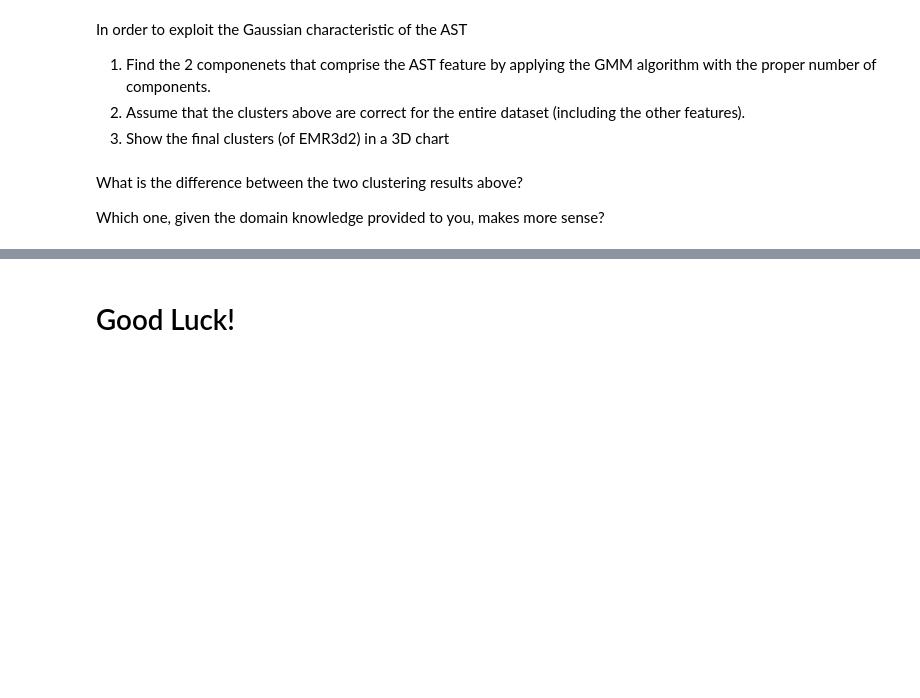
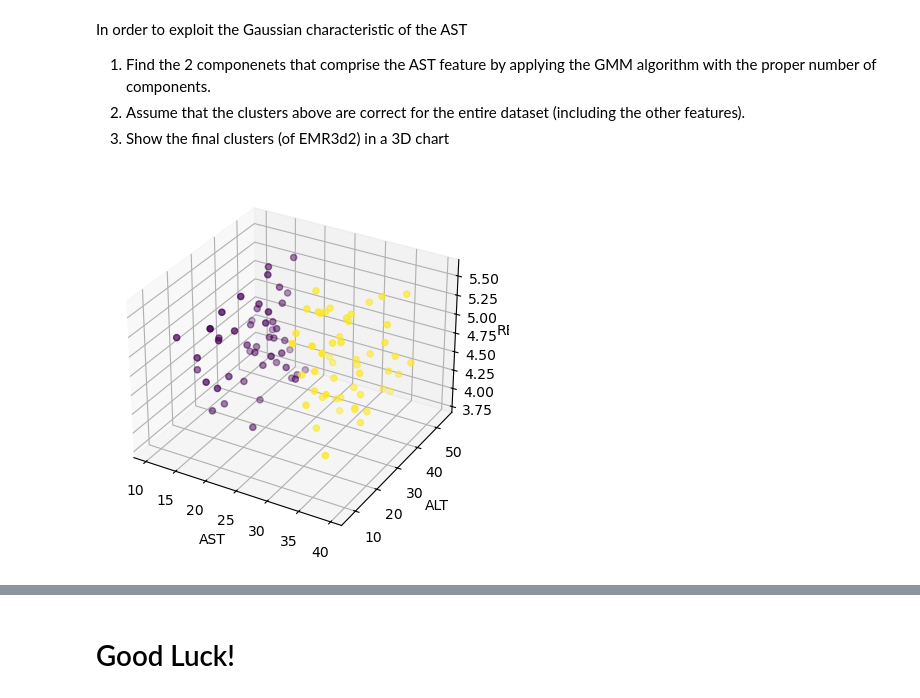
Before and after one commit to JaneAmi/YData_UL, a Jupyter notebook: HW1_clustering/UL_HW1_Clustering.ipynb, the cells around one changed output, grey strips where cells are left out. Drawn from its saved outputs; the diff is of its cells as text; code cells hidden in the pictures; blank space fills up the shorter version.

Commit message:
3rd task

```diff
--- a/HW1_clustering/UL_HW1_Clustering.ipynb
+++ b/HW1_clustering/UL_HW1_Clustering.ipynb
@@ -306,4 +319,16 @@ In order to exploit the Gaussian characteristic of the AST
-# %% [markdown]
-What is the difference between the two clustering results above?
-
-Which one, given the domain knowledge provided to you, makes more sense?
+# %%
+# Add your code for task3 after this line, and keep it in this cell.
+from sklearn.mixture import GaussianMixture
+
+# 1. Find the 2 componenets that comprise the AST feature by applying the GMM algorithm with the proper number of components.
+# as AST index is 0
+X = EMR3d2[:,[0]]
+gmm = GaussianMixture(2)
+gmm.fit(X)
+y_gmm = gmm.predict(X)
+
+# Let's sssume that the clusters above are correct for the entire dataset, hence
+# the final clusters (of EMR3d2) in a 3D chart will look like:
+make_chart (EMR3d2, y_gmm, variables2)
+# %% [output]
+[figure, added]
```
Also changed, not shown: parts of 6 cells of this notebook.
